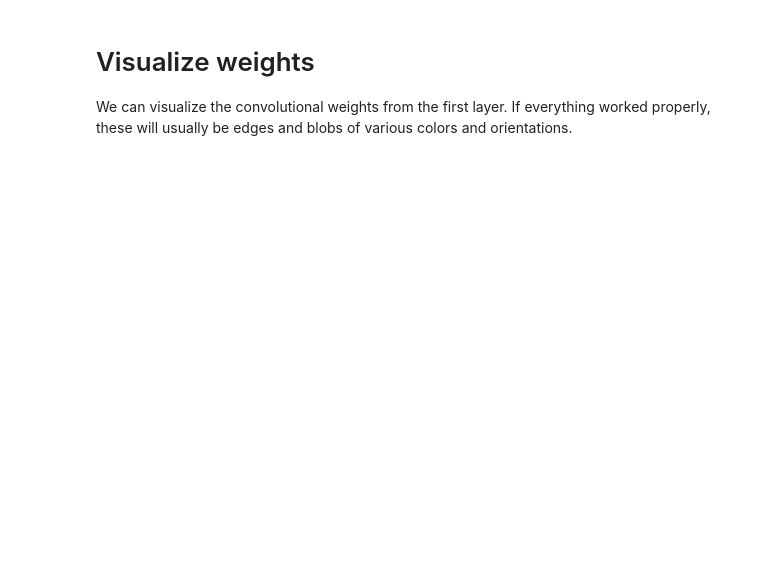
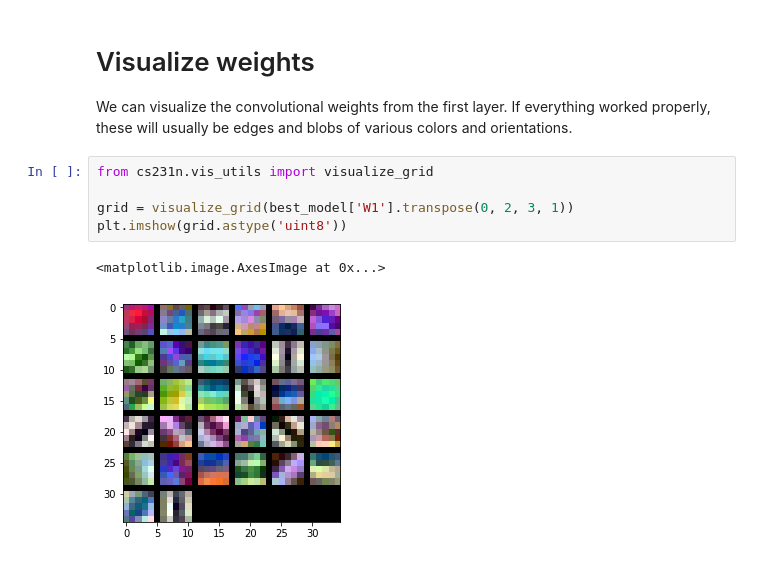
Before and after one commit to dfernandez33/CS7643_DeepLearning, a Jupyter notebook: ps1/hw1_q8_starter/assignment/1_cs231n/convnet.ipynb, the cells around one changed output. Cells and saved outputs as stored; diff of their text form; blank space fills up the shorter version.

```diff
--- a/ps1/hw1_q8_starter/assignment/1_cs231n/convnet.ipynb
+++ b/ps1/hw1_q8_starter/assignment/1_cs231n/convnet.ipynb
@@ -215,3 +217,11 @@ starting iteration  590
 # %% [markdown]
 # Visualize weights
 We can visualize the convolutional weights from the first layer. If everything worked properly, these will usually be edges and blobs of various colors and orientations.
+# %%
+from cs231n.vis_utils import visualize_grid
+
+grid = visualize_grid(best_model['W1'].transpose(0, 2, 3, 1))
+plt.imshow(grid.astype('uint8'))
+# %% [output]
+<matplotlib.image.AxesImage at 0x...>
+[figure, added]
```
Also changed, not shown: parts of 5 cells of this notebook, 14 other files.
